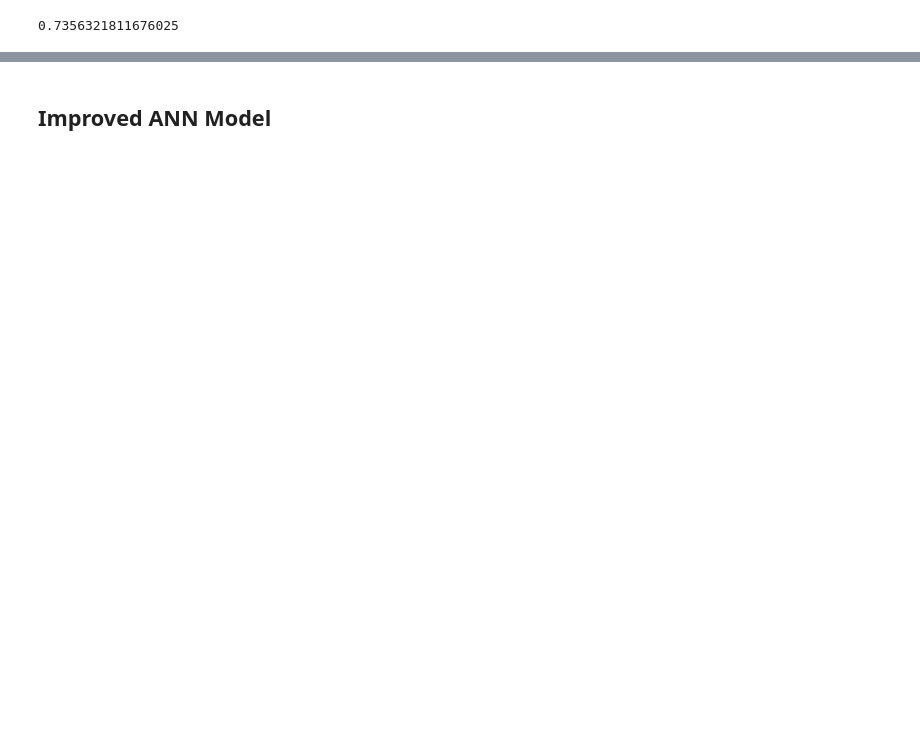
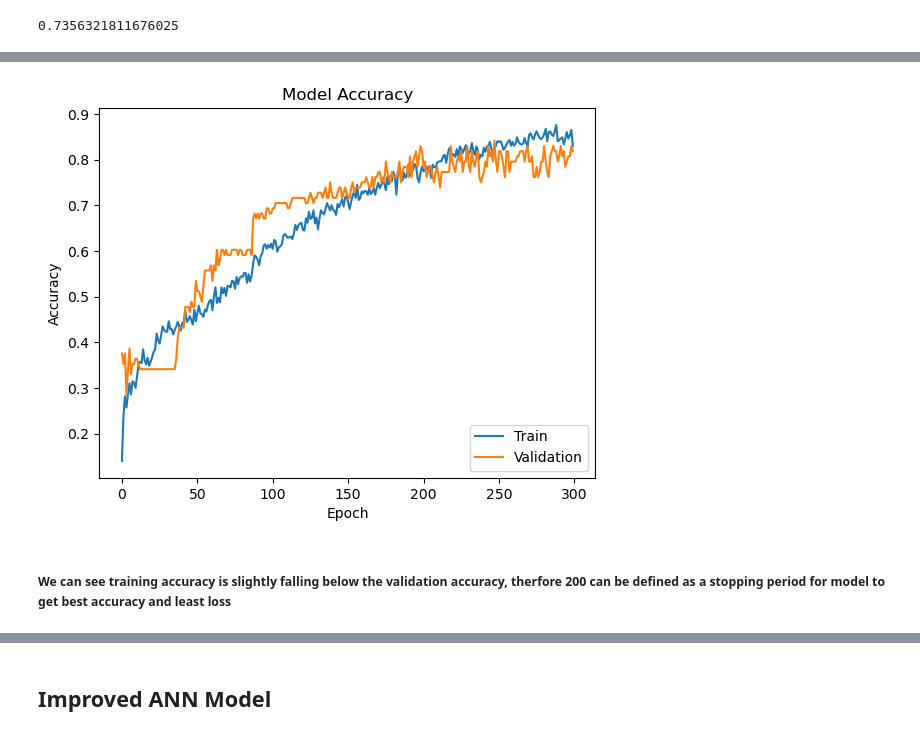
Before and after one commit to RajanbirSinghSethi/AnimalSoundClassification, a Jupyter notebook: animal-sound-classification.ipynb, the cells around one changed output, grey strips where cells are left out. Cells and saved outputs as stored; diff of their text form; code cells hidden in the pictures; blank space fills up the shorter version.

```diff
--- a/animal-sound-classification.ipynb
+++ b/animal-sound-classification.ipynb
@@ -366,3 +403,9 @@ print(test_accuracy[1])
+# %%
+plot_accuracy(history)
+# %% [output]
+[figure, added]
+# %% [markdown]
+##### We can see training accuracy is slightly falling below the validation accuracy, therfore 200 can be defined as a stopping period for model to get best accuracy and least loss
 # %%
 #model.predict_classes(X_test)
 predict_x=model.predict(X_test)
```
Also changed, not shown: parts of 37 cells of this notebook.
